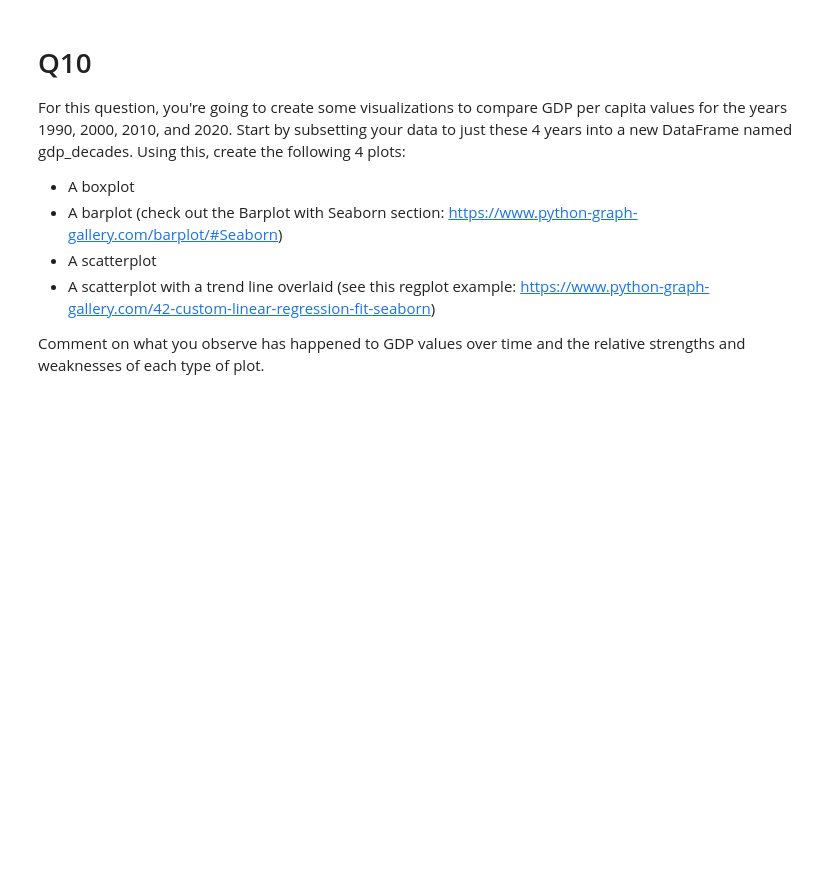
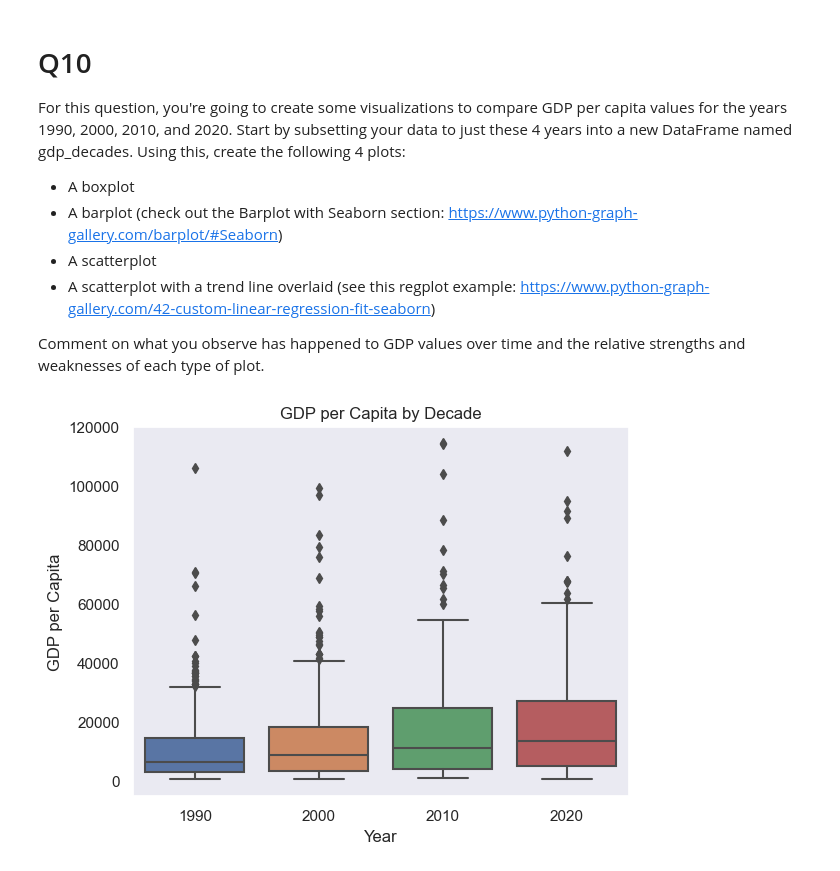
Before and after one commit to NSS-Data-Analytics-Cohort-11/undata-jessicabohannon, a Jupyter notebook: notebook/UN_Data.ipynb, the cells around one changed output. Drawn from its saved outputs; the diff is of its cells as text; code cells hidden in the pictures; blank space fills up the shorter version.

```diff
--- a/notebook/UN_Data.ipynb
+++ b/notebook/UN_Data.ipynb
@@ -170,3 +180,15 @@ For this question, you're going to create some visualizations to compare GDP per
 - A scatterplot with a trend line overlaid (see this regplot example: https://www.python-graph-gallery.com/42-custom-linear-regression-fit-seaborn)
 
 Comment on what you observe has happened to GDP values over time and the relative strengths and weaknesses of each type of plot.
+# %%
+#Subsetting the data
+gdp_decades = gdp[gdp['Year'].isin([1990, 2000, 2010, 2020])]
+
+#Setting the theme
+sns.set_theme(style='dark')
+# %%
+#Boxplot
+sns.boxplot(x=gdp_decades['Year'], y=gdp_decades['GDP_Per_Capita']).set(title='GDP per Capita by Decade', xlabel='Year', ylabel='GDP per Capita')
+plt.show()
+# %% [output]
+[figure, added]
```
Also changed, not shown: parts of 9 cells of this notebook.
